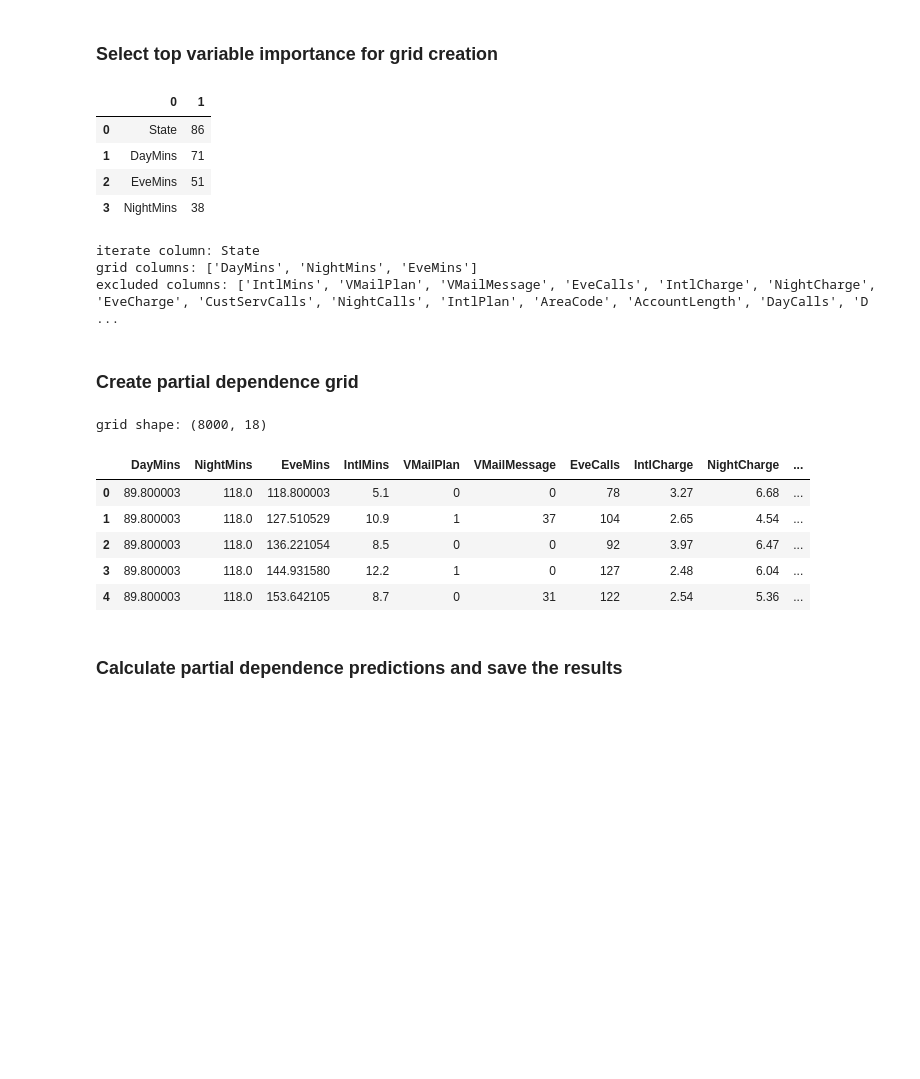
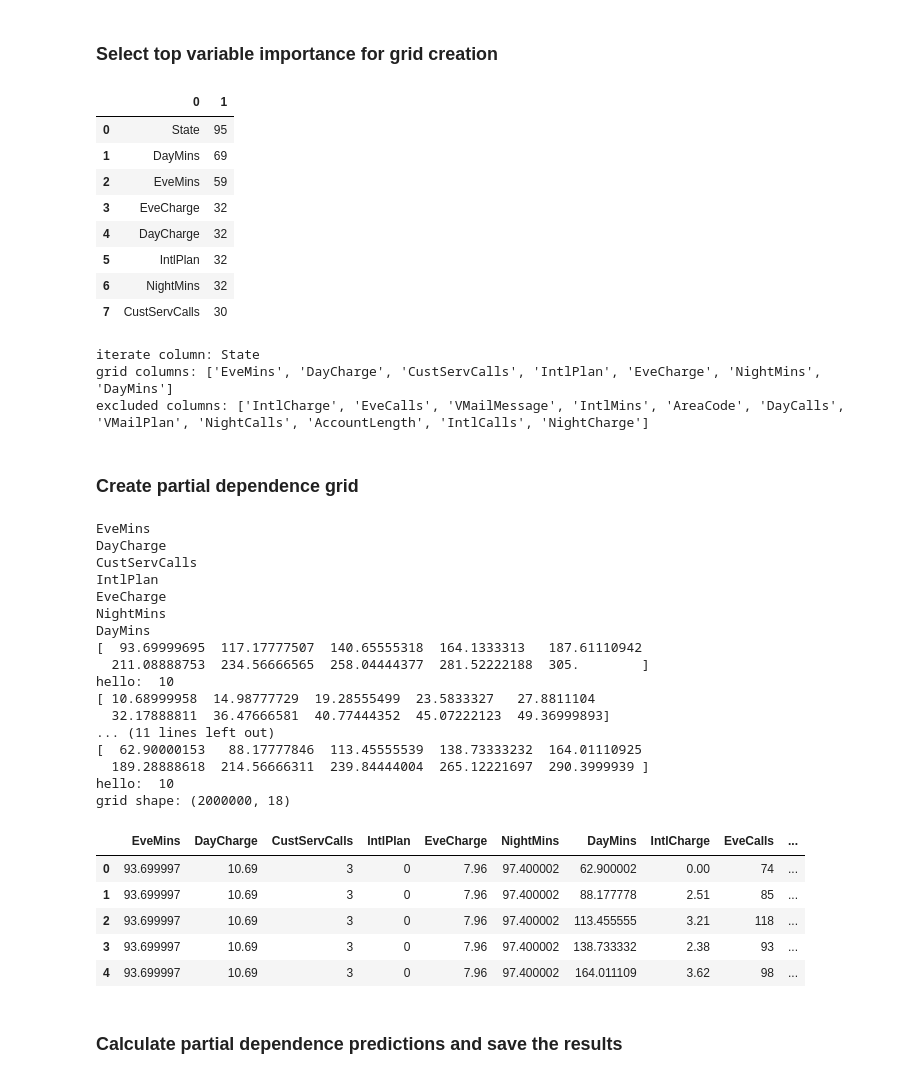
Before and after one commit to a-ghorbani/goai_samples, a Jupyter notebook: xgboost_churn.ipynb, the cells around one changed output. Cells and saved outputs as stored; diff of their text form; code cells hidden in the pictures; blank space fills up the shorter version.

Commit message:
chaned grid creation based on column type.

```diff
--- a/xgboost_churn.ipynb
+++ b/xgboost_churn.ipynb
@@ -125,17 +125,21 @@ pyplot.show()
 ### Select top variable importance for grid creation
 # %%
 import operator
-num_var = 4
+num_var = 8
 varimp_dict = bst.get_fscore()
 varimp = pd.DataFrame(sorted(varimp_dict.items(), key=operator.itemgetter(1), reverse=True))
 varimp = varimp.iloc[0:num_var,]
 varimp
 # %% [output]
 |  | 0 | 1 |
-| 0 | State | 86 |
-| 1 | DayMins | 71 |
-| 2 | EveMins | 51 |
-| 3 | NightMins | 38 |
+| 0 | State | 95 |
+| 1 | DayMins | 69 |
+| 2 | EveMins | 59 |
+| 3 | EveCharge | 32 |
+| 4 | DayCharge | 32 |
+| 5 | IntlPlan | 32 |
+| 6 | NightMins | 32 |
+| 7 | CustServCalls | 30 |
 # %%
 
 iterCol = 'State' # iterCol is used to break the data into chunks (in case data does not fit in memory)
@@ -148,28 +152,45 @@ print("grid columns:", gridCols)
 print("excluded columns:", excols)
 # %% [output]
 iterate column: State
-grid columns: ['DayMins', 'NightMins', 'EveMins']
-excluded columns: ['IntlMins', 'VMailPlan', 'VMailMessage', 'EveCalls', 'IntlCharge', 'NightCharge', 'EveCharge', 'CustServCalls', 'NightCalls', 'IntlPlan', 'AreaCode', 'AccountLength', 'DayCalls', 'D ...
+grid columns: ['EveMins', 'DayCharge', 'CustServCalls', 'IntlPlan', 'EveCharge', 'NightMins', 'DayMins']
+excluded columns: ['IntlCharge', 'EveCalls', 'VMailMessage', 'IntlMins', 'AreaCode', 'DayCalls', 'VMailPlan', 'NightCalls', 'AccountLength', 'IntlCalls', 'NightCharge']
 # %% [markdown]
 ### Create partial dependence grid
 # %%
 from sklearn.ensemble.partial_dependence import _grid_from_X
+import utils as ut
 
-resolution = 20
-df_grid = pd.DataFrame(_grid_from_X(pd_df[gridCols].values, grid_resolution=20)[0], columns=gridCols)
+resolution = 10
+df_grid = pd.DataFrame(ut._grid_from_X(pd_df[gridCols], grid_resolution=resolution)[0], columns=gridCols)
 for col in excols:
     df_grid[col] = np.random.choice(pd_df[col].values, size=df_grid.shape[0], replace=True)
 
 print("grid shape:", df_grid.shape)
 df_grid.head(5)
 # %% [output]
-grid shape: (8000, 18)
+EveMins
+DayCharge
+CustServCalls
+IntlPlan
+EveCharge
+NightMins
+DayMins
+[  93.69999695  117.17777507  140.65555318  164.1333313   187.61110942
+  211.08888753  234.56666565  258.04444377  281.52222188  305.        ]
+hello:  10
+[ 10.68999958  14.98777729  19.28555499  23.5833327   27.8811104
+  32.17888811  36.47666581  40.77444352  45.07222123  49.36999893]
+... (11 lines left out)
+[  62.90000153   88.17777846  113.45555539  138.73333232  164.01110925
+  189.28888618  214.56666311  239.84444004  265.12221697  290.3999939 ]
+hello:  10
+grid shape: (2000000, 18)
-|  | DayMins | NightMins | EveMins | IntlMins | VMailPlan | VMailMessage | EveCalls | IntlCharge | NightCharge | ... |
-| 0 | 89.800003 | 118.0 | 118.800003 | 5.1 | 0 | 0 | 78 | 3.27 | 6.68 | ... |
-| 1 | 89.800003 | 118.0 | 127.510529 | 10.9 | 1 | 37 | 104 | 2.65 | 4.54 | ... |
-| 2 | 89.800003 | 118.0 | 136.221054 | 8.5 | 0 | 0 | 92 | 3.97 | 6.47 | ... |
-| 3 | 89.800003 | 118.0 | 144.931580 | 12.2 | 1 | 0 | 127 | 2.48 | 6.04 | ... |
-| 4 | 89.800003 | 118.0 | 153.642105 | 8.7 | 0 | 31 | 122 | 2.54 | 5.36 | ... |
+|  | EveMins | DayCharge | CustServCalls | IntlPlan | EveCharge | NightMins | DayMins | IntlCharge | EveCalls | ... |
+| 0 | 93.699997 | 10.69 | 3 | 0 | 7.96 | 97.400002 | 62.900002 | 0.00 | 74 | ... |
+| 1 | 93.699997 | 10.69 | 3 | 0 | 7.96 | 97.400002 | 88.177778 | 2.51 | 85 | ... |
+| 2 | 93.699997 | 10.69 | 3 | 0 | 7.96 | 97.400002 | 113.455555 | 3.21 | 118 | ... |
+| 3 | 93.699997 | 10.69 | 3 | 0 | 7.96 | 97.400002 | 138.733332 | 2.38 | 93 | ... |
+| 4 | 93.699997 | 10.69 | 3 | 0 | 7.96 | 97.400002 | 164.011109 | 3.62 | 98 | ... |
 # %% [markdown]
 ### Calculate partial dependence predictions and save the results
 # %%
```
Also changed, not shown: parts of 7 cells of this notebook, 1 other file.
